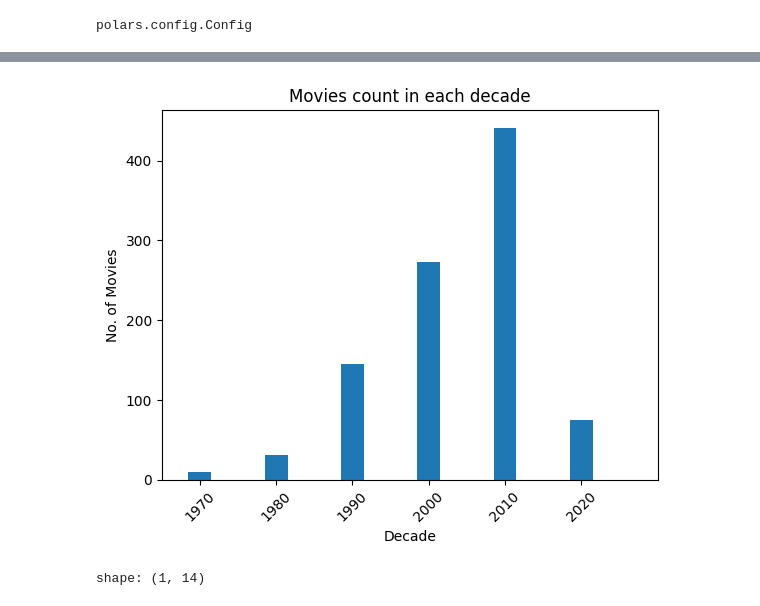
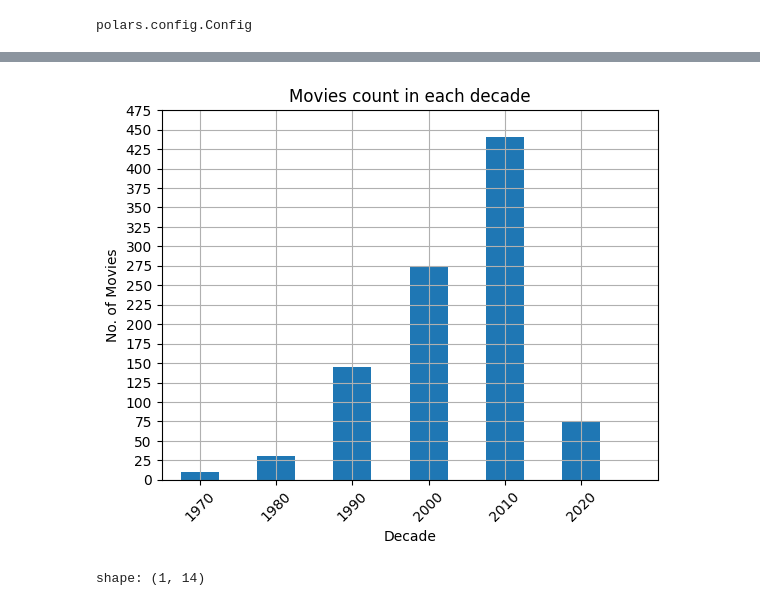
Before and after one commit to Jiyuu-da/movies_shiny_app, a Jupyter notebook: eda_movies.ipynb, the cells around one changed output, grey strips where cells are left out. Saved outputs shown, nothing was run; the diff lists cells and outputs as text; code cells hidden in the pictures.

```diff
--- a/eda_movies.ipynb
+++ b/eda_movies.ipynb
@@ -23,18 +23,20 @@ shape: (5, 14)
 # %%
 df2 = df.with_columns(
     ((pl.col("Year")) // 10 * 10).alias("Decade")
 )
 group_year = df2.group_by("Decade", maintain_order=True).agg(pl.col("Title").count()).sort(by="Decade", descending=False)
 
-plt.bar(group_year["Decade"], group_year["Title"], width=3)
+plt.bar(group_year["Decade"], group_year["Title"], width=5)
 plt.xticks(np.arange(1970, group_year["Decade"].max() + 10, 10), rotation = 45)
 plt.xlim(1965, 2030)
 plt.xlabel("Decade")
 plt.ylabel("No. of Movies")
 plt.title("Movies count in each decade")
+plt.grid()
+plt.yticks(np.arange(0, 500, 25))
 plt.show()
 # %% [output]
-[figure, old version]
+[figure, new version]
 # %%
 #Highest Budget
 
```
Also changed, not shown: parts of 11 cells of this notebook.
